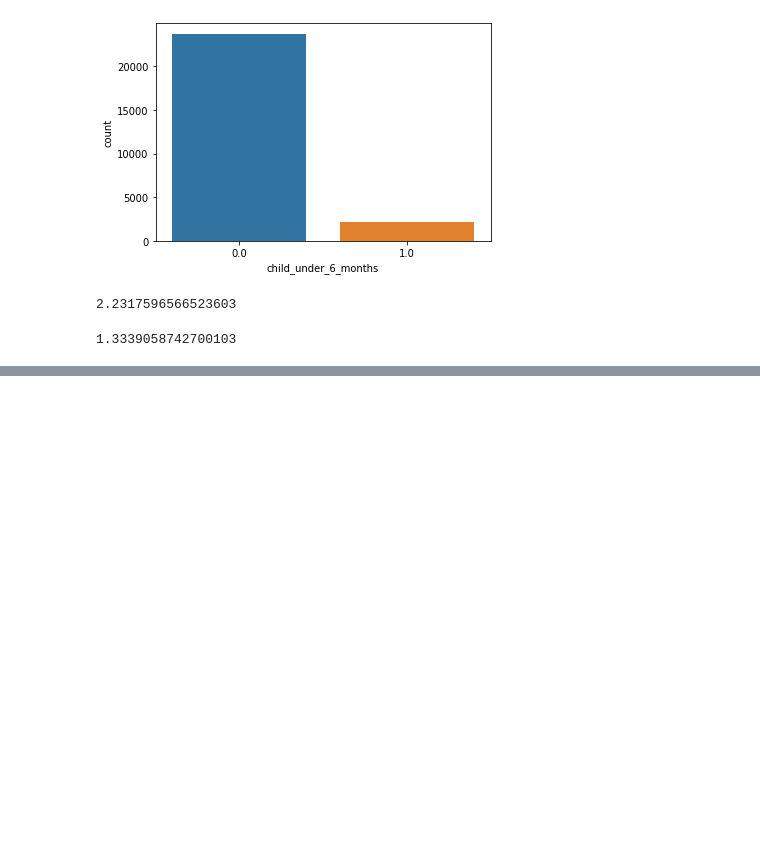
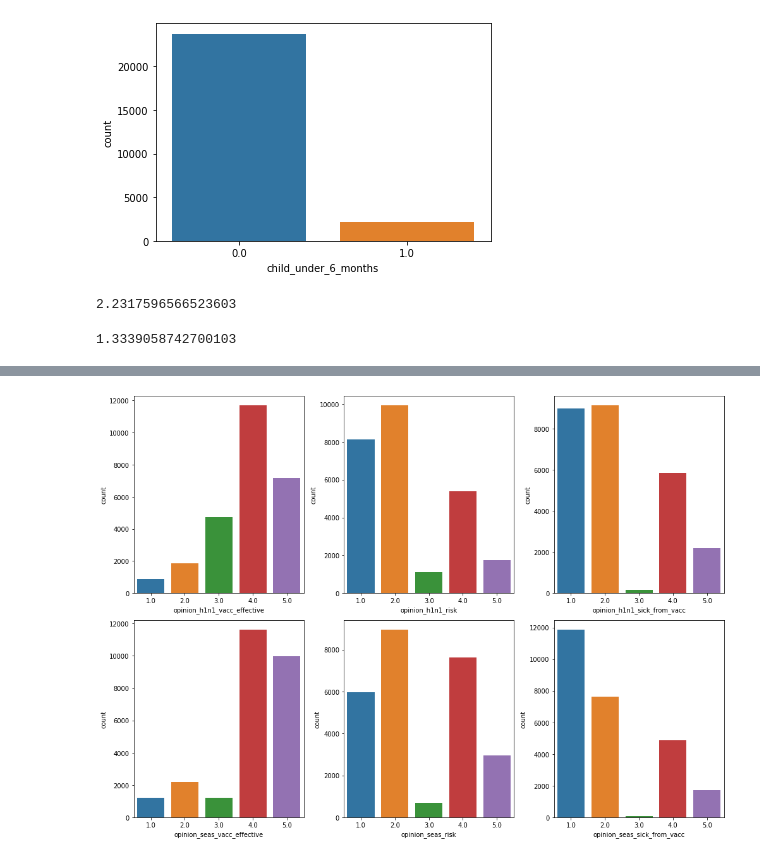
Before and after one commit to nabanitarimpi/H1N1-and-seasonal-flu-vaccine-prediction, a Jupyter notebook: flu_analysis.ipunb.ipynb, the cells around one changed output, grey strips where cells are left out. Saved outputs shown, nothing was run; the diff lists cells and outputs as text; code cells hidden in the pictures; blank space fills up the shorter version.

```diff
--- a/flu_analysis.ipunb.ipynb
+++ b/flu_analysis.ipunb.ipynb
@@ -200,0 +228,12 @@ len(df[(df['child_under_6_months']==0.0) & (df['h1n1_concern']==3.0)])/len(df[(d
+# %%
+fig, ax = plt.subplots(2, 3, figsize=(14,10))
+
+sns.countplot(x='opinion_h1n1_vacc_effective',  data=df, ax=ax[0,0])
+sns.countplot(x='opinion_h1n1_risk', data=df, ax=ax[0,1])
+sns.countplot(x='opinion_h1n1_sick_from_vacc', data=df, ax=ax[0,2])
+sns.countplot(x='opinion_seas_vacc_effective', data=df, ax=ax[1,0])
+sns.countplot(x='opinion_seas_risk', data=df, ax=ax[1,1])
+sns.countplot(x='opinion_seas_sick_from_vacc', data=df, ax=ax[1,2])
+plt.tight_layout()
+# %% [output]
+[figure, added]
```
Also changed, not shown: parts of 29 cells of this notebook, 1 other file.
